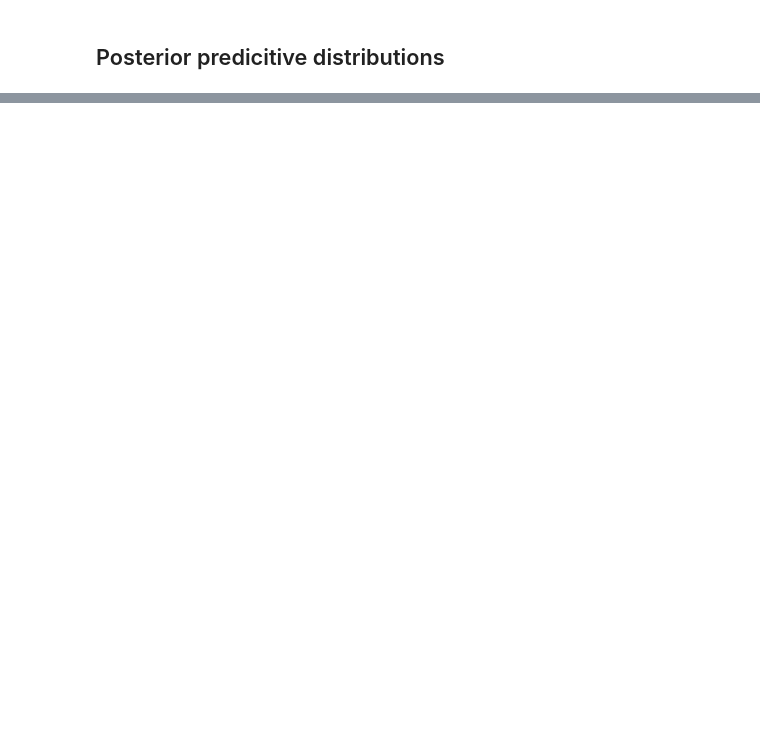
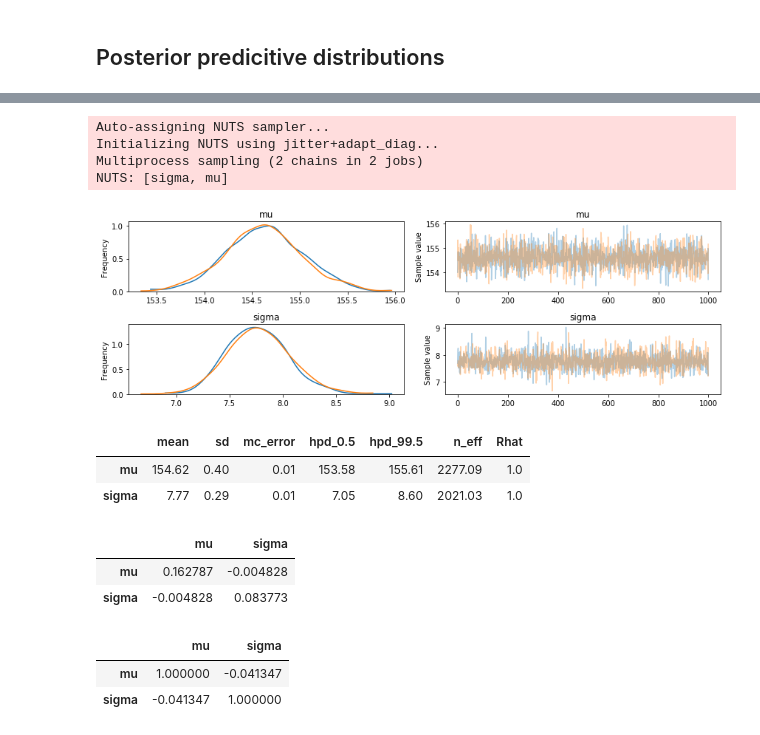
Before and after one commit to srossell/rethinking, a Jupyter notebook: 02_single_var_gaussian.ipynb, the cells around one changed output, grey strips where cells are left out. Cells and saved outputs as stored; diff of their text form; code cells hidden in the pictures; blank space fills up the shorter version.

```diff
--- a/02_single_var_gaussian.ipynb
+++ b/02_single_var_gaussian.ipynb
@@ -159,0 +175,33 @@ plt.ylabel('Frequency');
+# %%
+# Sampling the model space using MCMC
+with m:
+    trace = pm.sample(1000, tune=1000)
+# %% [output]
+Auto-assigning NUTS sampler...
+Initializing NUTS using jitter+adapt_diag...
+Multiprocess sampling (2 chains in 2 jobs)
+NUTS: [sigma, mu]
+# %%
+# Plotting the posterior and the MCMC traces
+pm.traceplot(trace);
+# %% [output]
+[figure, added]
+# %%
+pm.summary(trace, alpha=0.01).round(2)
+# %% [output]
+|  | mean | sd | mc_error | hpd_0.5 | hpd_99.5 | n_eff | Rhat |
+| mu | 154.62 | 0.40 | 0.01 | 153.58 | 155.61 | 2277.09 | 1.0 |
+| sigma | 7.77 | 0.29 | 0.01 | 7.05 | 8.60 | 2021.03 | 1.0 |
+# %%
+trace_df = pm.trace_to_dataframe(trace)
+trace_df.cov()
+# %% [output]
+|  | mu | sigma |
+| mu | 0.162787 | -0.004828 |
+| sigma | -0.004828 | 0.083773 |
+# %%
+trace_df.corr()
+# %% [output]
+|  | mu | sigma |
+| mu | 1.000000 | -0.041347 |
+| sigma | -0.041347 | 1.000000 |
```
Also changed, not shown: parts of 7 cells of this notebook.
